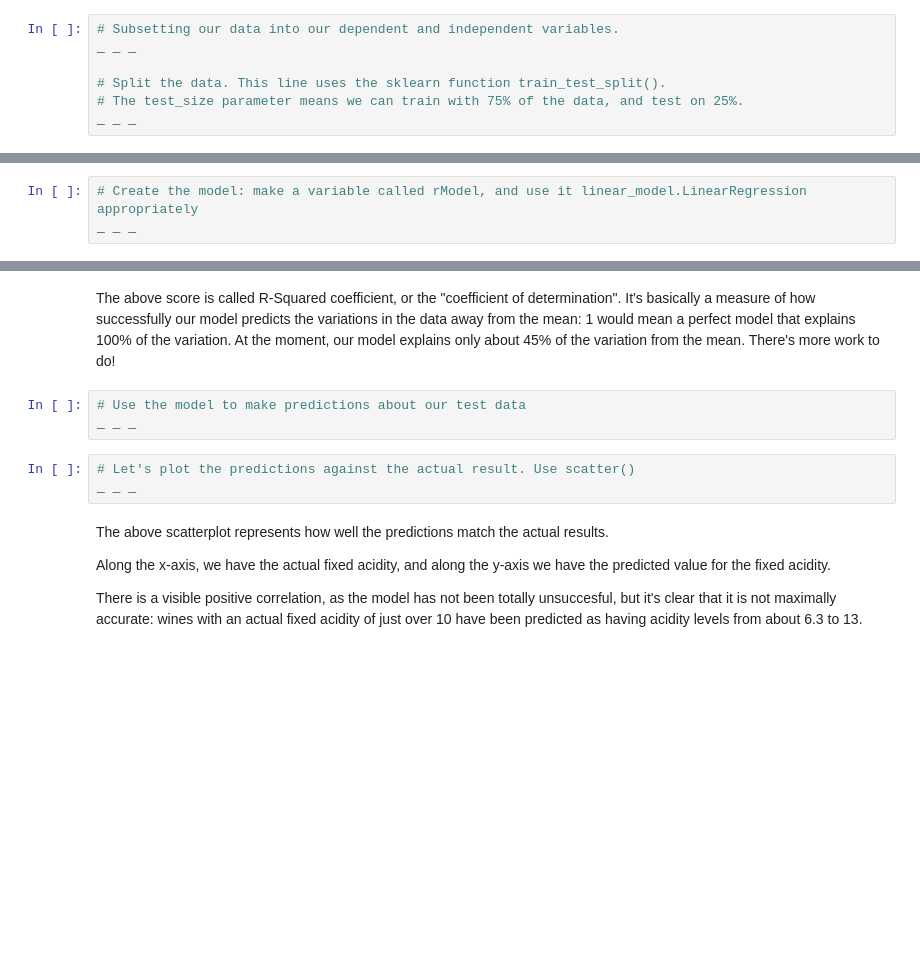
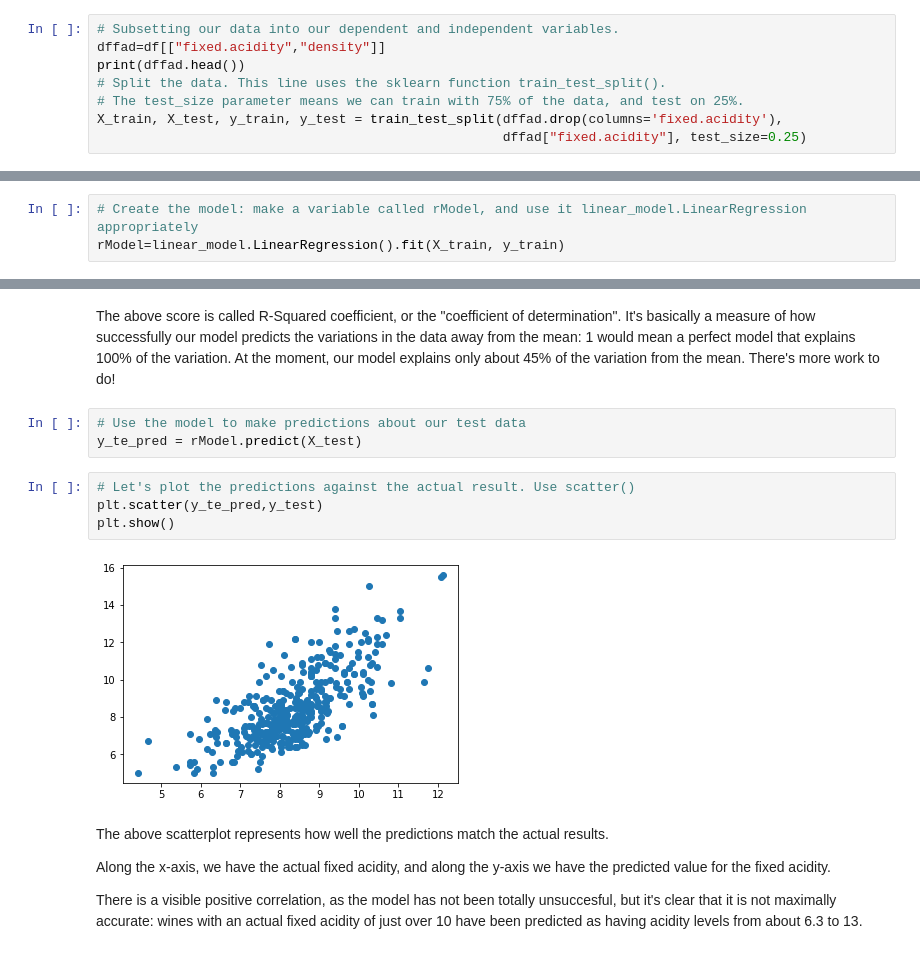
Before and after one commit to vishrast/Linear-Regression-Wine-Quality, a Jupyter notebook: Springboard Regression Case Study - the Red Wine Dataset - Tier 3.ipynb, the cells around one changed output, grey strips where cells are left out. Saved outputs shown, nothing was run; the diff lists cells and outputs as text; blank space fills up the shorter version.

```diff
--- a/Springboard Regression Case Study - the Red Wine Dataset - Tier 3.ipynb
+++ b/Springboard Regression Case Study - the Red Wine Dataset - Tier 3.ipynb
@@ -270,8 +270,9 @@ To be sure, for our first model, we're only going to focus on two variables: fix
 We'll be using [sklearn](https://scikit-learn.org/stable/modules/generated/sklearn.model_selection.train_test_split.html) here. Don't worry if not all of the syntax makes sense; just follow the rationale for what we're doing.
 # %%
 # Subsetting our data into our dependent and independent variables.
-_ _ _
-
+dffad=df[["fixed.acidity","density"]]
+print(dffad.head())
 # Split the data. This line uses the sklearn function train_test_split().
 # The test_size parameter means we can train with 75% of the data, and test on 25%.
-_ _ _
+X_train, X_test, y_train, y_test = train_test_split(dffad.drop(columns='fixed.acidity'),
+                                                    dffad["fixed.acidity"], test_size=0.25)
@@ -283,6 +295,6 @@ _ _ _
 Sklearn has a [LinearRegression()](https://scikit-learn.org/stable/modules/generated/sklearn.linear_model.LinearRegression.html) function built into the linear_model module. We'll be using that to make our regression model.
 # %%
 # Create the model: make a variable called rModel, and use it linear_model.LinearRegression appropriately
-_ _ _
+rModel=linear_model.LinearRegression().fit(X_train, y_train)
 # %%
 # We now want to train the model on our test data.
@@ -294,10 +310,13 @@ _ _ _
 The above score is called R-Squared coefficient, or the "coefficient of determination". It's basically a measure of how successfully our model predicts the variations in the data away from the mean: 1 would mean a perfect model that explains 100% of the variation. At the moment, our model explains only about 45% of the variation from the mean. There's more work to do!
 # %%
 # Use the model to make predictions about our test data
-_ _ _
+y_te_pred = rModel.predict(X_test)
 # %%
 # Let's plot the predictions against the actual result. Use scatter()
-_ _ _
+plt.scatter(y_te_pred,y_test)
+plt.show()
+# %% [output]
+[figure, added]
 # %% [markdown]
 The above scatterplot represents how well the predictions match the actual results.
 
```
Also changed, not shown: parts of 26 cells of this notebook.
